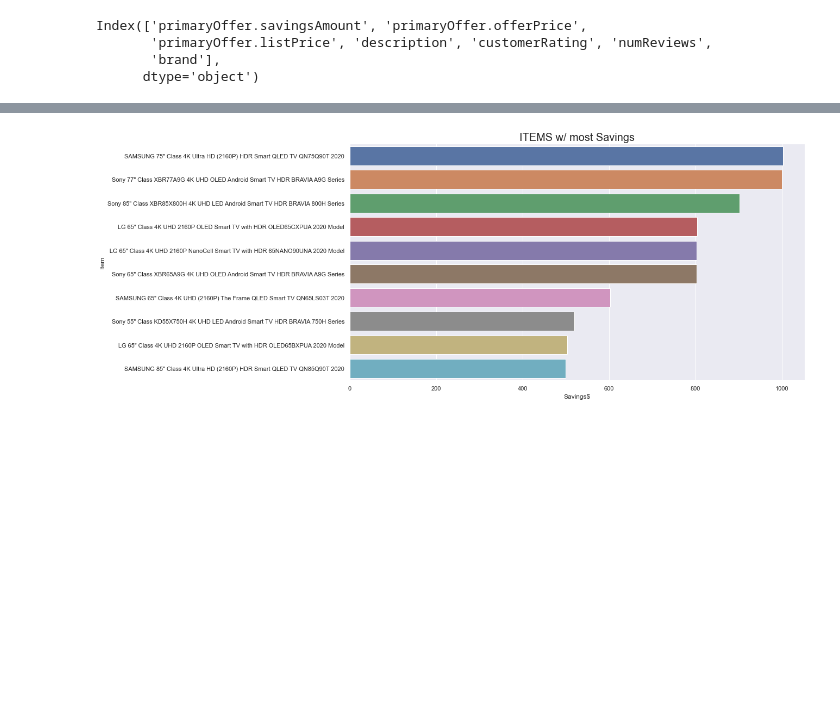
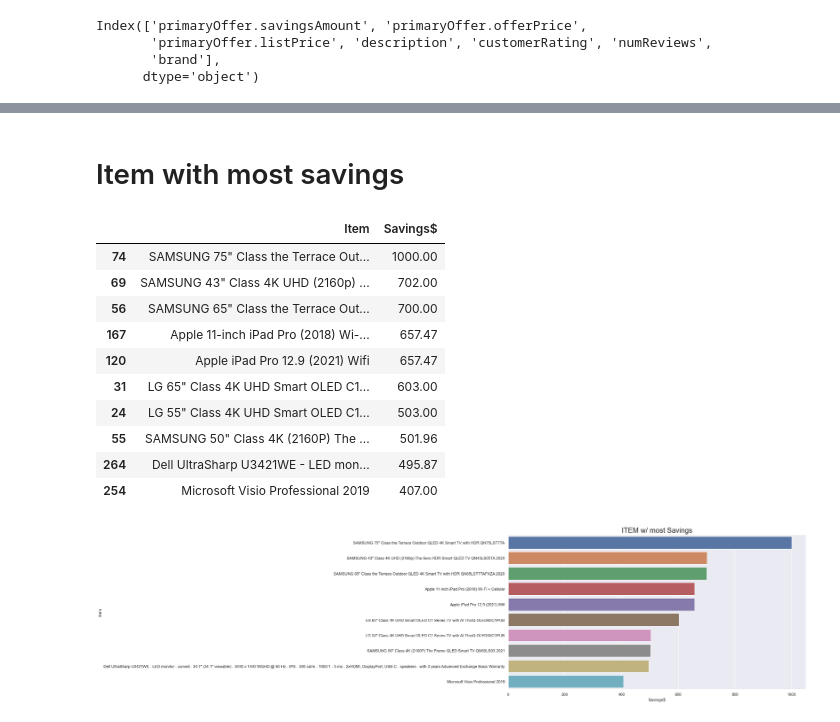
Before and after one commit to chrisvinhston/Web_Scraping_Project, a Jupyter notebook: main.ipynb, the cells around one changed output, grey strips where cells are left out. Cells and saved outputs as stored; diff of their text form; code cells hidden in the pictures; blank space fills up the shorter version.

Commit message:
included sql queries and sql output tables

```diff
--- a/main.ipynb
+++ b/main.ipynb
@@ -147,6 +158,8 @@ Name: 764, dtype: object
 df['description'] = df['description'].str.replace('(<li>)', '').str.replace('(</li>)', '').str.replace('<sup>','').str.replace('</sup>','').str.replace('<b>','').str.replace('</b>','').str.replace('<div>','').str.replace('</div>','').str.replace('<p>','').str.replace('</p>','').str.replace('p class="msonormal">', '')
 df['description']= df['description'].str.replace('(<.*>)', '')
 df['description']=df['description'].fillna(value='')
+df.brand = df.brand.astype(str).str[2:-2]
+df.standardUpc = df.standardUpc.astype(str).str[2:-2]
 
 cols_rename = {'primaryOffer.savingsAmount': 'Savings$' ,'primaryOffer.offerPrice': 'Sale_price$', 'primaryOffer.listPrice': 'Orig_price$', 'title':'Item'}
 df.rename(columns = cols_rename, inplace=True)
@@ -164 +197,3 @@ df.shape
+# %%
+df.reset_index(drop=True, inplace=True)
 # %%
@@ -165,10 +201,26 @@ df.shape
 df.to_csv('.\output\walmart.csv', index=False)
+# %% [markdown]
+# Item with most savings
+# %%
+# Item with most savings
+item_max_saving = df[["Item", "Savings$"]].sort_values(by = "Savings$", ascending=False)[:10]
+item_max_saving
+# %% [output]
+|  | Item | Savings$ |
+| 74 | SAMSUNG 75" Class the Terrace Out... | 1000.00 |
+| 69 | SAMSUNG 43" Class 4K UHD (2160p) ... | 702.00 |
+| 56 | SAMSUNG 65" Class the Terrace Out... | 700.00 |
+| 167 | Apple 11-inch iPad Pro (2018) Wi-... | 657.47 |
+| 120 | Apple iPad Pro 12.9 (2021) Wifi | 657.47 |
+| 31 | LG 65" Class 4K UHD Smart OLED C1... | 603.00 |
+| 24 | LG 55" Class 4K UHD Smart OLED C1... | 503.00 |
+| 55 | SAMSUNG 50" Class 4K (2160P) The ... | 501.96 |
+| 264 | Dell UltraSharp U3421WE - LED mon... | 495.87 |
+| 254 | Microsoft Visio Professional 2019 | 407.00 |
 # %%
-# Item with most savings
-item_max_saving = df[["Item", "Savings$"]].sort_values(by = "Savings$", ascending=False)
 fig, ax = plt.subplots(figsize = (15,8))
-barchart = sns.barplot(data = item_max_saving[1:11], x = 'Savings$', y = "Item")
-plt.title('ITEMS w/ most Savings', fontsize= 20)
+barchart = sns.barplot(data = item_max_saving[:10], x = 'Savings$', y = "Item")
+plt.title('ITEM w/ most Savings', fontsize= 20)
 fig.savefig('.\output\items_most_savings.png', bbox_inches='tight')
 # %% [output]
-[figure, old version]
+[figure, new version]
```
Also changed, not shown: parts of 31 cells of this notebook, 12 other files.
